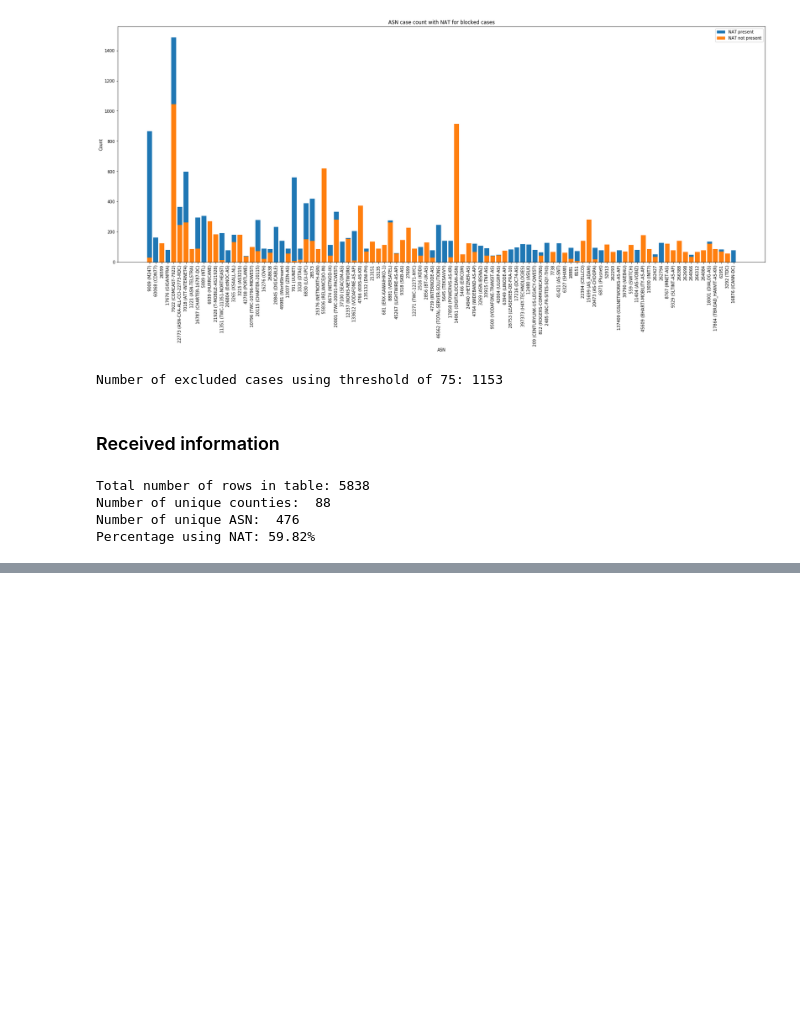
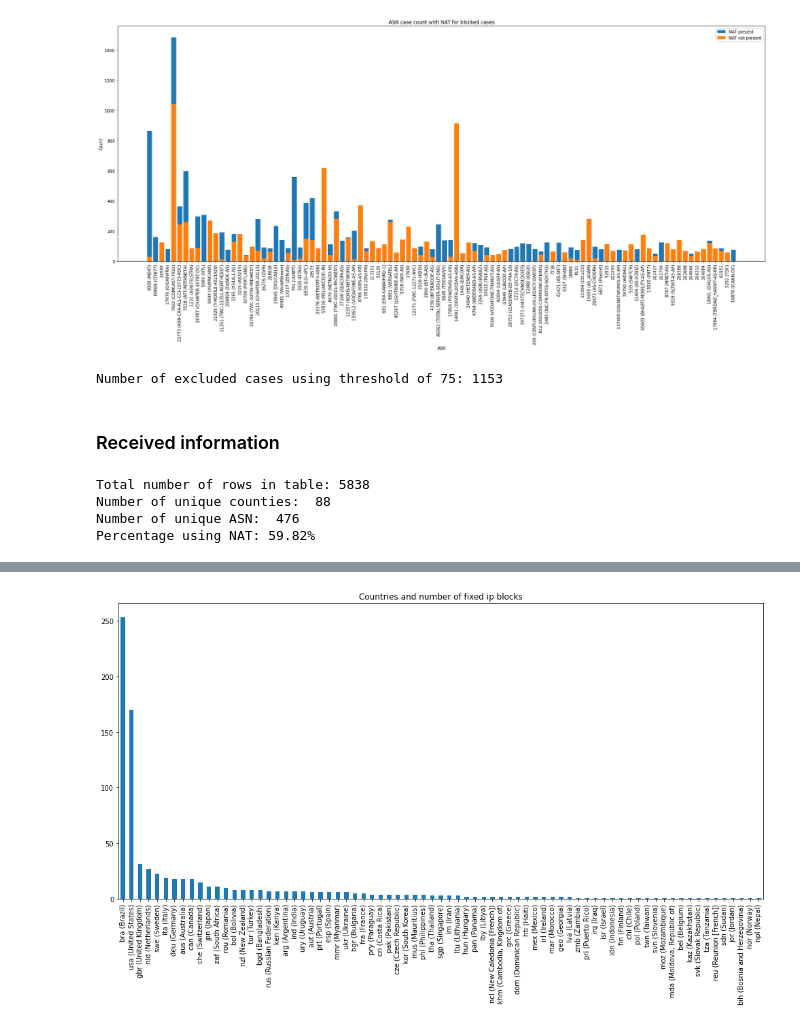
Before and after one commit to astamagg/econ_sec, a Jupyter notebook: Data analysis.ipynb, the cells around one changed output, grey strips where cells are left out. Saved outputs shown, nothing was run; the diff lists cells and outputs as text; code cells hidden in the pictures; blank space fills up the shorter version.

Commit message:
init graphs for remedies

```diff
--- a/Data analysis.ipynb
+++ b/Data analysis.ipynb
@@ -161,0 +164,3 @@ Number of excluded cases using threshold of 10: 332
+# %%
+test_df = pd.read_csv("remedies.csv", sep=';')
+print(test_df)
@@ -161,0 +185,7 @@ Number of excluded cases using threshold of 10: 332
+# %%
+fig, ax = plt.subplots(figsize=(17,8))
+ax.set_title('Countries and number of fixed ip blocks')
+test_df['Country'].value_counts().plot(ax=ax, kind='bar')
+plt.show()
+# %% [output]
+[figure, added]
```
Also changed, not shown: parts of 6 cells of this notebook.
